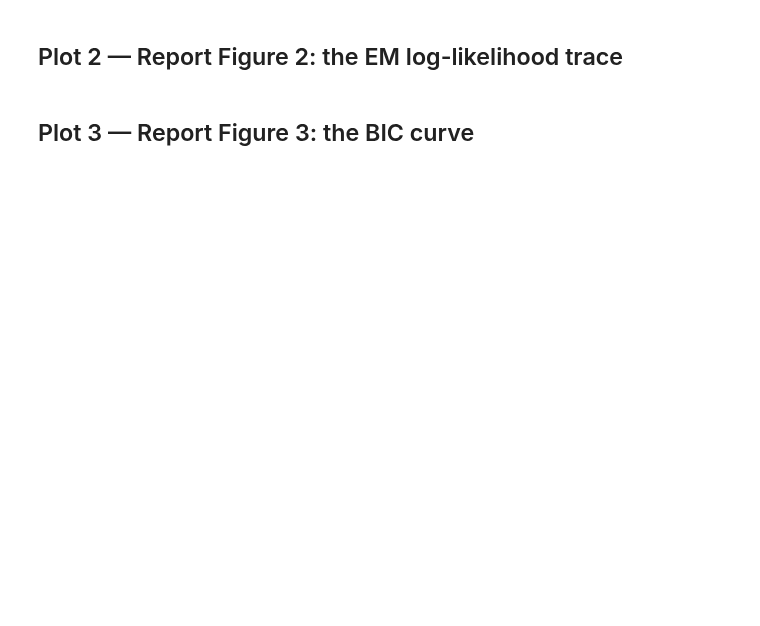
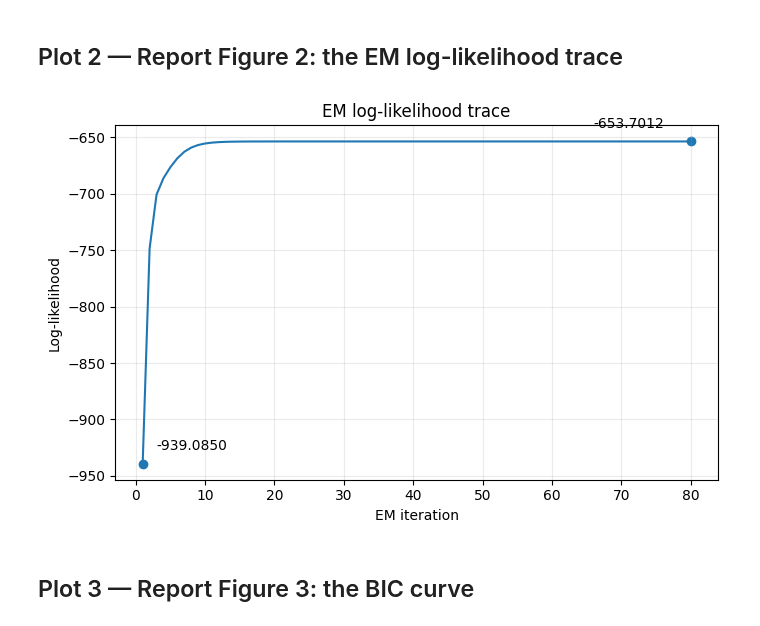
Before and after one commit to yeonnnnni/machine-learning-project, a Jupyter notebook: lab03_clustering_em/notebooks/lab03_visualization.ipynb, the cells around one changed output. Cells and saved outputs as stored; diff of their text form; code cells hidden in the pictures; blank space fills up the shorter version.

```diff
--- a/lab03_clustering_em/notebooks/lab03_visualization.ipynb
+++ b/lab03_clustering_em/notebooks/lab03_visualization.ipynb
@@ -41,9 +105,54 @@ print(f'{len(X)} pts, k-means inertia {inertia:.2f}, '
 # %%
 # ============ TODO (Plot 2) ============
 # Line plot of lls (the trace returned by gmm_em above) vs iteration.
 # The trace must never decrease — that is EM's guarantee. Annotate the
 # first and final values (they go into your report's Table 1).
 # =======================================
+# ============ TODO (Plot 2) ============
+
+iterations = np.arange(1, len(lls) + 1)
+
+plt.figure(figsize=(7, 4.5))
+
+plt.plot(
+    iterations,
+    lls
+)
+
+# first / final point 표시
+plt.scatter(
+    [iterations[0], iterations[-1]],
+    [lls[0], lls[-1]]
+)
+
+# 첫 값 annotation
+plt.annotate(
+    f'{lls[0]:.4f}',
+    (iterations[0], lls[0]),
+    xytext=(10, 10),
+    textcoords='offset points'
+)
+
+# 마지막 값 annotation
+plt.annotate(
+    f'{lls[-1]:.4f}',
+    (iterations[-1], lls[-1]),
+    xytext=(-70, 10),
+    textcoords='offset points'
+)
+
+plt.xlabel('EM iteration')
+plt.ylabel('Log-likelihood')
+plt.title('EM log-likelihood trace')
+
+plt.grid(alpha=0.25)
+plt.tight_layout()
+
+plt.savefig('../fig2.png', dpi=200, bbox_inches='tight')
+
+plt.show()
+# %% [output]
+[figure, added]
 # %% [markdown]
 ## Plot 3 — Report Figure 3: the BIC curve
 # %%
```
Also changed, not shown: parts of 3 cells of this notebook, 11 other files.
